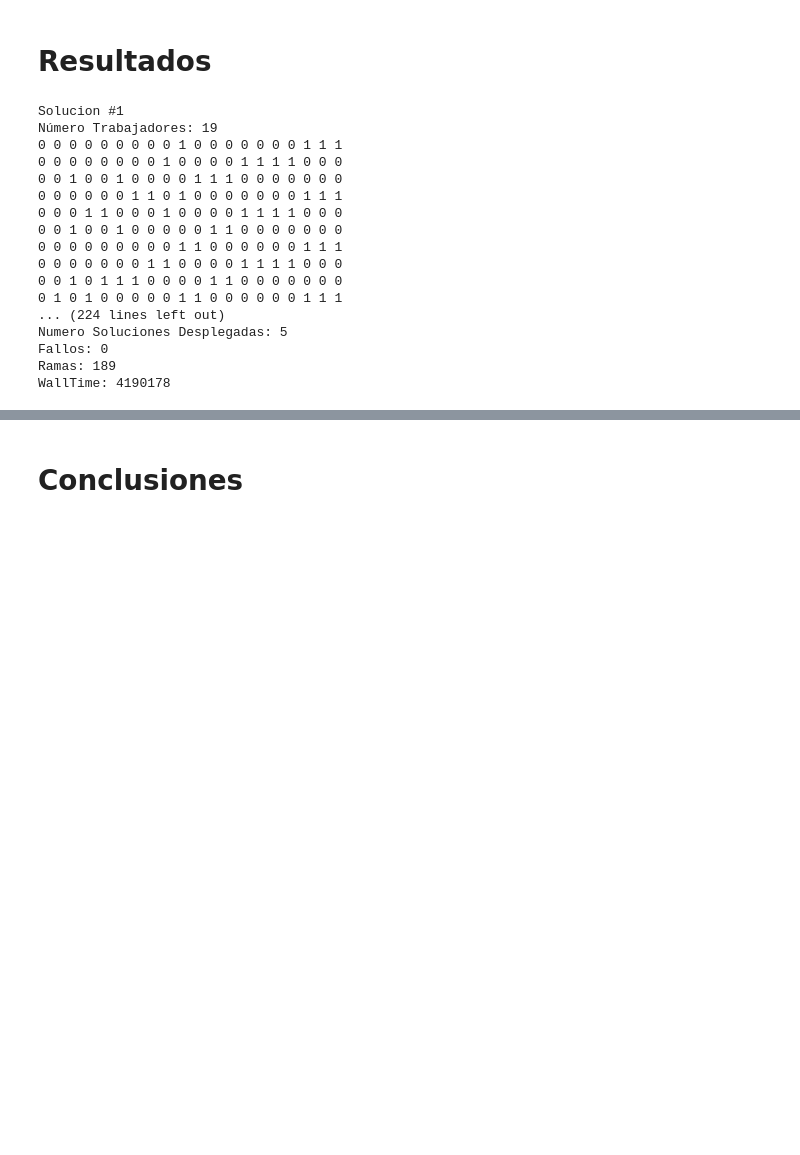
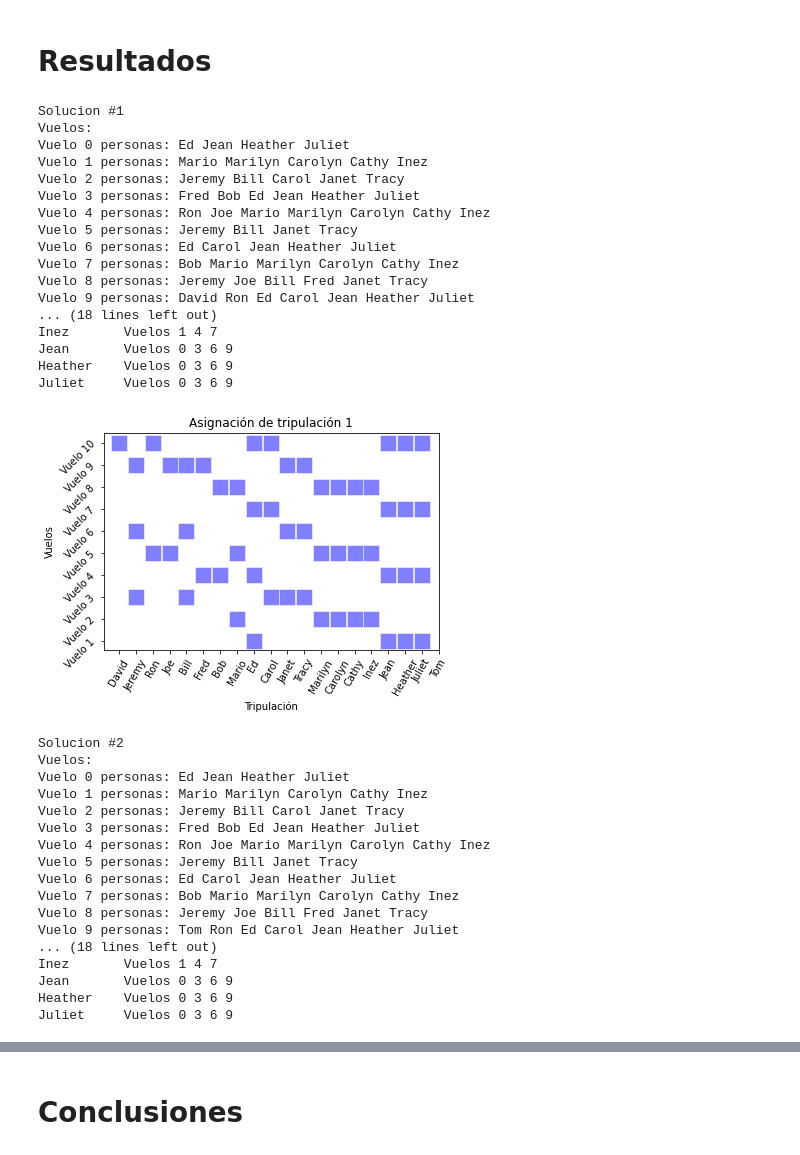
Before and after one commit to lmedinelli/UAIAI, a Jupyter notebook: mod2_heuristics/Tarea2_Constrain_Programming.ipynb, the cells around one changed output, grey strips where cells are left out. Drawn from its saved outputs; the diff is of its cells as text; code cells hidden in the pictures; blank space fills up the shorter version.

```diff
--- a/mod2_heuristics/Tarea2_Constrain_Programming.ipynb
+++ b/mod2_heuristics/Tarea2_Constrain_Programming.ipynb
@@ -150,14 +185,14 @@ Se genera un diccionario de tripulación con llave una tupla que tiene el valor
 Tambien se crea una variable numero de trabajadores que contieen un solver que corresponde a una variable entera que puede ir desde 1 a numero de personas, llamada num_trab
 # %%
 tripulacion = {}
-for i in range(mumero_vuelos):
+for i in range(numero_vuelos):
   for j in range(personas):
-    # tripilacion es un diccionario que las llaves son una tupla entre el numero de vuelos
+    # tripulacion es un diccionario que las llaves son una tupla entre el numero de vuelos
     # y valor es un solver que tiene una varible entera que va de 0 a 1, por lo que indicara si esa persona
     # de la tripulación pertenece al vuelo ej. si llave es (0,17) y el valor es 1, implica que en vuelo 1 va Jean
     tripulacion[(i, j)] = solver.IntVar(0, 1, "tripulacion[%i,%i]" % (i, j))
 
-tripulacion_f = [ tripulacion[(i, j)] for i in range(mumero_vuelos) for j in range(personas)]
+tripulacion_f = [ tripulacion[(i, j)] for i in range(numero_vuelos) for j in range(personas)]
 
   # numero de personas trabajando
 num_trab = solver.IntVar(1, personas, "num_trab")
@@ -212,62 +241,88 @@ db = solver.Phase(tripulacion_f, solver.CHOOSE_MIN_SIZE,
 # %% [markdown]
 # Resultados
 # %%
-
+debug_flag=False
 sols = 5 # determine el numero de soluciones a deplegar
 solver.NewSearch(db)
 num_solutions = 0
 while solver.NextSolution():
   num_solutions += 1
   print("Solucion #%i" % num_solutions)
-  print("Número Trabajadores:", num_trab.Value())
-  for i in range(numero_vuelos):
-    for j in range(personas):
-      print(tripulacion[i, j].Value(), end=" ")
+  if debug_flag:
+    print("Número Trabajadores:", num_trab.Value())
+    for i in range(numero_vuelos):
+      for j in range(personas):
+        print(tripulacion[i, j].Value(), end=" ")
+      print()
     print()
-  print()
 
   print("Vuelos:")
   for flight in range(numero_vuelos):
     print("Vuelo", flight, "personas:", end=" ")
     for person in range(personas):
       if tripulacion[flight, person].Value() == 1:
         print(nombres[person], end=" ")
     print()
   print()
 
   print("Tripulacion:")
   for person in range(personas):
     print("%-10s Vuelos" % nombres[person], end=" ")
     for flight in range(numero_vuelos):
       if tripulacion[flight, person].Value() == 1:
+        plt.scatter(nombres[person],flight,s=250,c='blue',alpha=0.5,edgecolors='white', marker="s")
         print(flight, end=" ")
     print()
   print()
+
+  plt.xticks(nombres, rotation=60)
+  plt.title('Asignación de tripulación %i'% num_solutions)
+  plt.yticks(range(numero_vuelos),lista_vuelos,rotation=45)
+  plt.xlabel("Tripulación")
+  plt.ylabel("Vuelos")
+  plt.show()
 
   if num_solutions >= sols:
     break
 solver.EndSearch()
 
 print()
 print("Numero Soluciones Desplegadas:", num_solutions)
 print("Fallos:", solver.Failures())
-print("Ramas:", solver.Branches())
-print("WallTime:", solver.WallTime())
+print("Ramas del solver:", solver.Branches())
 # %% [output]
 Solucion #1
-Número Trabajadores: 19
-0 0 0 0 0 0 0 0 0 1 0 0 0 0 0 0 0 1 1 1
-0 0 0 0 0 0 0 0 1 0 0 0 0 1 1 1 1 0 0 0
-0 0 1 0 0 1 0 0 0 0 1 1 1 0 0 0 0 0 0 0
-0 0 0 0 0 0 1 1 0 1 0 0 0 0 0 0 0 1 1 1
-0 0 0 1 1 0 0 0 1 0 0 0 0 1 1 1 1 0 0 0
-0 0 1 0 0 1 0 0 0 0 0 1 1 0 0 0 0 0 0 0
-0 0 0 0 0 0 0 0 0 1 1 0 0 0 0 0 0 1 1 1
-0 0 0 0 0 0 0 1 1 0 0 0 0 1 1 1 1 0 0 0
-0 0 1 0 1 1 1 0 0 0 0 1 1 0 0 0 0 0 0 0
-0 1 0 1 0 0 0 0 0 1 1 0 0 0 0 0 0 1 1 1
-... (224 lines left out)
-Numero Soluciones Desplegadas: 5
-Fallos: 0
-Ramas: 189
-WallTime: 4190178
+Vuelos:
+Vuelo 0 personas: Ed Jean Heather Juliet
+Vuelo 1 personas: Mario Marilyn Carolyn Cathy Inez
+Vuelo 2 personas: Jeremy Bill Carol Janet Tracy
+Vuelo 3 personas: Fred Bob Ed Jean Heather Juliet
+Vuelo 4 personas: Ron Joe Mario Marilyn Carolyn Cathy Inez
+Vuelo 5 personas: Jeremy Bill Janet Tracy
+Vuelo 6 personas: Ed Carol Jean Heather Juliet
+Vuelo 7 personas: Bob Mario Marilyn Carolyn Cathy Inez
+Vuelo 8 personas: Jeremy Joe Bill Fred Janet Tracy
+Vuelo 9 personas: David Ron Ed Carol Jean Heather Juliet
+... (18 lines left out)
+Inez       Vuelos 1 4 7
+Jean       Vuelos 0 3 6 9
+Heather    Vuelos 0 3 6 9
+Juliet     Vuelos 0 3 6 9
+[figure, added]
+Solucion #2
+Vuelos:
+Vuelo 0 personas: Ed Jean Heather Juliet
+Vuelo 1 personas: Mario Marilyn Carolyn Cathy Inez
+Vuelo 2 personas: Jeremy Bill Carol Janet Tracy
+Vuelo 3 personas: Fred Bob Ed Jean Heather Juliet
+Vuelo 4 personas: Ron Joe Mario Marilyn Carolyn Cathy Inez
+Vuelo 5 personas: Jeremy Bill Janet Tracy
+Vuelo 6 personas: Ed Carol Jean Heather Juliet
+Vuelo 7 personas: Bob Mario Marilyn Carolyn Cathy Inez
+Vuelo 8 personas: Jeremy Joe Bill Fred Janet Tracy
+Vuelo 9 personas: Tom Ron Ed Carol Jean Heather Juliet
+... (18 lines left out)
+Inez       Vuelos 1 4 7
+Jean       Vuelos 0 3 6 9
+Heather    Vuelos 0 3 6 9
+Juliet     Vuelos 0 3 6 9
```
Also changed, not shown: parts of 15 cells of this notebook.
